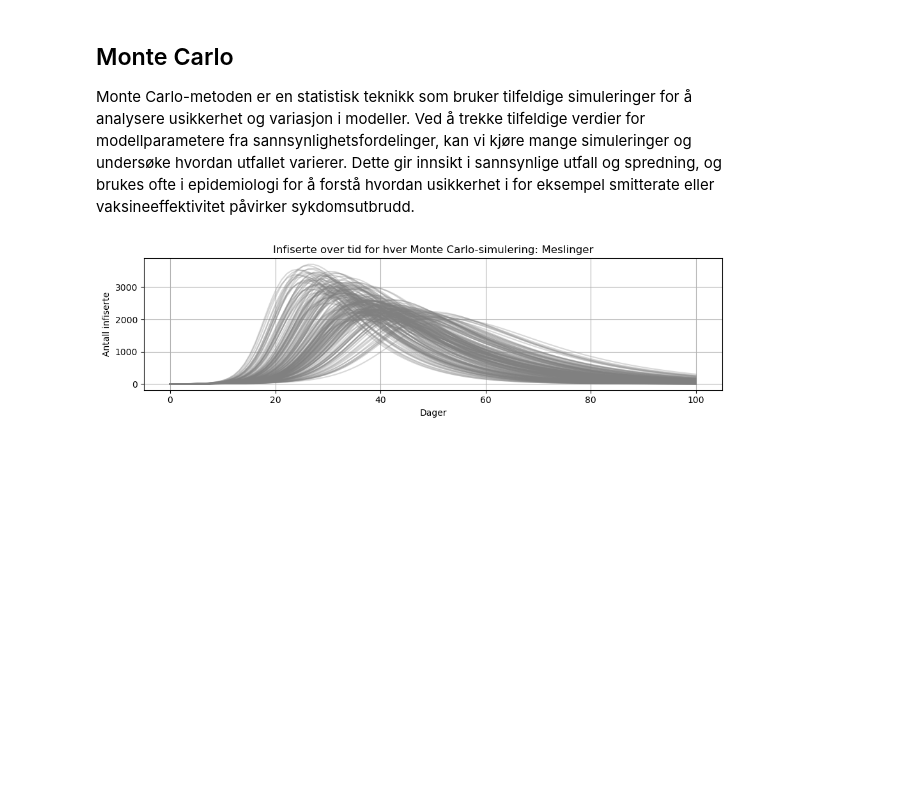
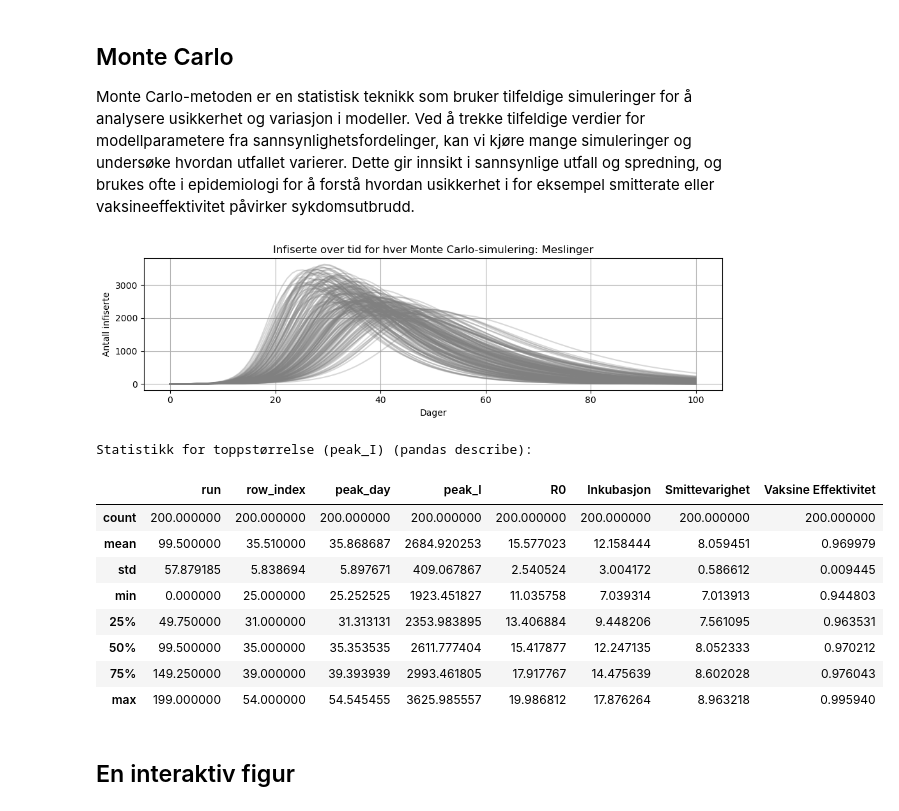
Before and after one commit to galendal/model_prepare, a Jupyter notebook: LIS.ipynb, the cells around one changed output. Saved outputs shown, nothing was run; the diff lists cells and outputs as text; code cells hidden in the pictures; blank space fills up the shorter version.

```diff
--- a/LIS.ipynb
+++ b/LIS.ipynb
@@ -199,7 +199,7 @@ def run_simulation(R0, incubation_days, infectious_days,  population, days,initi
 
     ret = odeint(seir_model, y0, t, args=(effective_population, beta, sigma, gamma, vaccination_coverage, vaccine_efficacy))
     S, E, I, R = ret.T
-
+    S=S+population* vaccination_coverage * vaccine_efficacy
     reported_I = np.roll(I, int(reporting_delay + testing_delay))
     reported_I[:int(reporting_delay + testing_delay)] = 0
     # time-dependent reporting coverage: draw per-day values in [0.8, 0.99] and smooth over a week
@@ -537,7 +547,59 @@ ax.grid(True)
 plt.tight_layout()
 plt.show()
 # %% [output]
-[figure, old version]
+[figure, new version]
+# %%
+# Finn dag (index) og størrelse for maks I i hver simulering, lag statistikk og plott
+peak_records = []
+for i, sim_df in enumerate(dfs):
+    if sim_df['Infisert'].isna().all():
+        continue
+    idx = sim_df['Infisert'].idxmax()                      # radindeks med maks I
+    peak_day = sim_df.loc[idx, 'Dager']                    # dag til topp
+    peak_I = sim_df.loc[idx, 'Infisert']                   # maks I
+    peak_records.append({'run': i, 'row_index': idx, 'peak_day': peak_day, 'peak_I': peak_I})
+
+peaks_df = pd.DataFrame(peak_records)
+
+# Hvis params_dfs finnes og samsvarer i lengde, slå sammen for å analysere sammen med parametre
+if 'params_dfs' in globals() and len(params_dfs) == len(peaks_df):
+    peaks_df = pd.concat([peaks_df.reset_index(drop=True), params_dfs.reset_index(drop=True)], axis=1)
+
+# Beregn sammendragsstatistikk for peak_day og peak_I
+def summary_stats(arr):
+    return {
+        'count': int(np.size(arr)),
+        'mean': float(np.mean(arr)),
+        'median': float(np.median(arr)),
+        'std': float(np.std(arr, ddof=1)),
+        'min': float(np.min(arr)),
+        'max': float(np.max(arr)),
+        'p5': float(np.percentile(arr, 5)),
+        'p25': float(np.percentile(arr, 25)),
+        'p75': float(np.percentile(arr, 75)),
+        'p95': float(np.percentile(arr, 95))
+    }
+
+stats_peak_day = summary_stats(peaks_df['peak_day'].values)
+stats_peak_I = summary_stats(peaks_df['peak_I'].values)
+
+# Vis resultater
+
+print("Statistikk for toppstørrelse (peak_I) (pandas describe):")
+peaks_df.describe()
+# %% [output]
+Statistikk for toppstørrelse (peak_I) (pandas describe):
+|  | run | row_index | peak_day | peak_I | R0 | Inkubasjon | Smittevarighet | Vaksine Effektivitet |
+| count | 200.000000 | 200.000000 | 200.000000 | 200.000000 | 200.000000 | 200.000000 | 200.000000 | 200.000000 |
+| mean | 99.500000 | 35.510000 | 35.868687 | 2684.920253 | 15.577023 | 12.158444 | 8.059451 | 0.969979 |
+| std | 57.879185 | 5.838694 | 5.897671 | 409.067867 | 2.540524 | 3.004172 | 0.586612 | 0.009445 |
+| min | 0.000000 | 25.000000 | 25.252525 | 1923.451827 | 11.035758 | 7.039314 | 7.013913 | 0.944803 |
+| 25% | 49.750000 | 31.000000 | 31.313131 | 2353.983895 | 13.406884 | 9.448206 | 7.561095 | 0.963531 |
+| 50% | 99.500000 | 35.000000 | 35.353535 | 2611.777404 | 15.417877 | 12.247135 | 8.052333 | 0.970212 |
+| 75% | 149.250000 | 39.000000 | 39.393939 | 2993.461805 | 17.917767 | 14.475639 | 8.602028 | 0.976043 |
+| max | 199.000000 | 54.000000 | 54.545455 | 3625.985557 | 19.986812 | 17.876264 | 8.963218 | 0.995940 |
+# %% [markdown]
+## En interaktiv figur
 # %%
 import ipywidgets as widgets
 from IPython.display import display, clear_output
```
Also changed, not shown: parts of 5 cells of this notebook.
